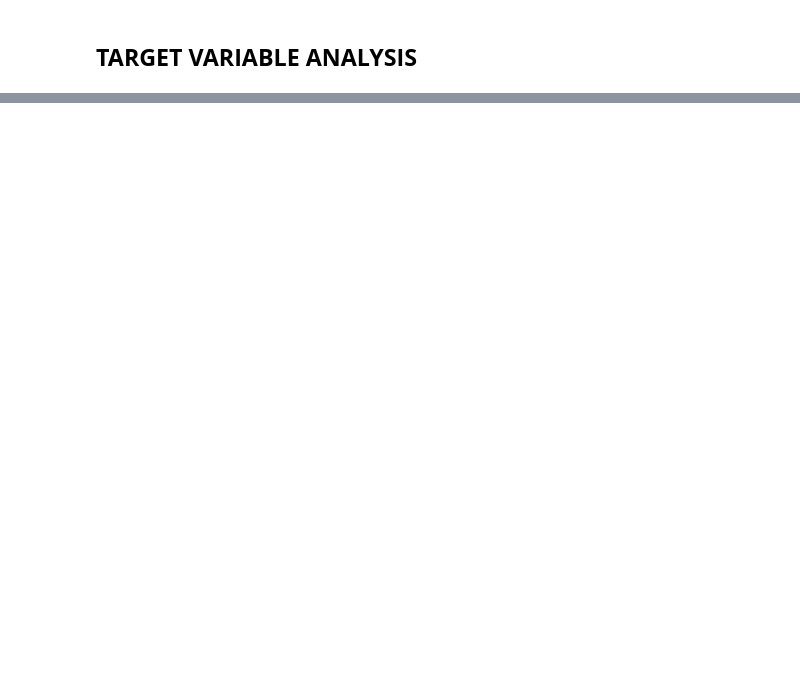
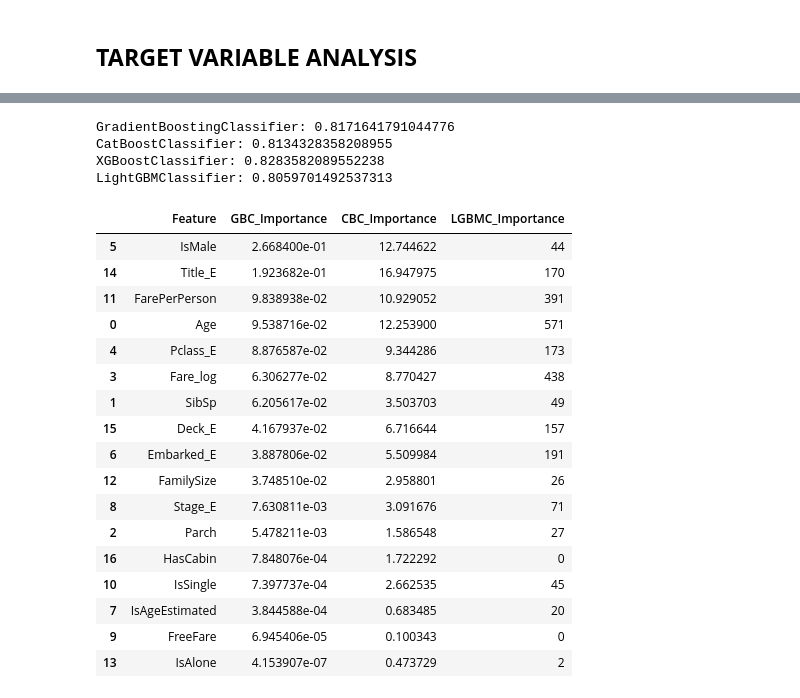
Before and after one commit to fabiogaldinho/Titanic-Classification, a Jupyter notebook: notebooks/02_EDA.ipynb, the cells around one changed output, grey strips where cells are left out. Cells and saved outputs as stored; diff of their text form; code cells hidden in the pictures; blank space fills up the shorter version.

```diff
--- a/notebooks/02_EDA.ipynb
+++ b/notebooks/02_EDA.ipynb
@@ -359,0 +564,61 @@ df[(df['Sex'] == 'male') & (df['SibSp'] == 0)]
+# %%
+columns = ['PassengerId', 'Survived', 'Pclass', 'Name', 'Sex', 'Ticket', 'Cabin', 'Embarked', 'Pclass_E',
+           'Embarked_E', 'Stage', 'Title', 'Deck', 'Fare']
+
+x_data2 = df.drop(columns = columns, axis = 1).copy()
+
+x_train, x_test, y_train, y_test = train_test_split(x_data2, y_data, test_size=0.30, random_state=13)
+
+gbc2 = GradientBoostingClassifier(random_state=13)
+gbc2.fit(x_train, y_train)
+yhat1 = gbc2.predict(x_test)
+
+cbc2 = CatBoostClassifier(verbose = 0, random_state=13)
+cbc2.fit(x_train, y_train)
+yhat2 = cbc2.predict(x_test)
+
+xgbc2 = xgb.XGBClassifier(random_state=13)
+xgbc2.fit(x_train, y_train)
+yhat3 = xgbc2.predict(x_test)
+
+lgbm2 = LGBMClassifier(verbose = -1, random_state=13)
+lgbm2.fit(x_train, y_train)
+yhat4 = lgbm2.predict(x_test)
+
+print("GradientBoostingClassifier:", accuracy_score(y_test, yhat1))
+print("CatBoostClassifier:", accuracy_score(y_test, yhat2))
+print("XGBoostClassifier:", accuracy_score(y_test, yhat3))
+print("LightGBMClassifier:", accuracy_score(y_test, yhat4), "\n")
+# %% [output]
+GradientBoostingClassifier: 0.8171641791044776
+CatBoostClassifier: 0.8134328358208955
+XGBoostClassifier: 0.8283582089552238
+LightGBMClassifier: 0.8059701492537313
+# %%
+feature_importances = pd.DataFrame({'Feature': x_data.columns,
+                                    'GBC_Importance': gbc.feature_importances_,
+                                    'CBC_Importance': cbc.feature_importances_,
+                                    'LGBMC_Importance': lgbm.feature_importances_
+                                   })
+feature_importances = feature_importances.sort_values(by='GBC_Importance', ascending=False)
+
+feature_importances
+# %% [output]
+|  | Feature | GBC_Importance | CBC_Importance | LGBMC_Importance |
+| 5 | IsMale | 2.668400e-01 | 12.744622 | 44 |
+| 14 | Title_E | 1.923682e-01 | 16.947975 | 170 |
+| 11 | FarePerPerson | 9.838938e-02 | 10.929052 | 391 |
+| 0 | Age | 9.538716e-02 | 12.253900 | 571 |
+| 4 | Pclass_E | 8.876587e-02 | 9.344286 | 173 |
+| 3 | Fare_log | 6.306277e-02 | 8.770427 | 438 |
+| 1 | SibSp | 6.205617e-02 | 3.503703 | 49 |
+| 15 | Deck_E | 4.167937e-02 | 6.716644 | 157 |
+| 6 | Embarked_E | 3.887806e-02 | 5.509984 | 191 |
+| 12 | FamilySize | 3.748510e-02 | 2.958801 | 26 |
+| 8 | Stage_E | 7.630811e-03 | 3.091676 | 71 |
+| 2 | Parch | 5.478211e-03 | 1.586548 | 27 |
+| 16 | HasCabin | 7.848076e-04 | 1.722292 | 0 |
+| 10 | IsSingle | 7.397737e-04 | 2.662535 | 45 |
+| 7 | IsAgeEstimated | 3.844588e-04 | 0.683485 | 20 |
+| 9 | FreeFare | 6.945406e-05 | 0.100343 | 0 |
+| 13 | IsAlone | 4.153907e-07 | 0.473729 | 2 |
```
Also changed, not shown: parts of 59 cells of this notebook, 10 other files.
